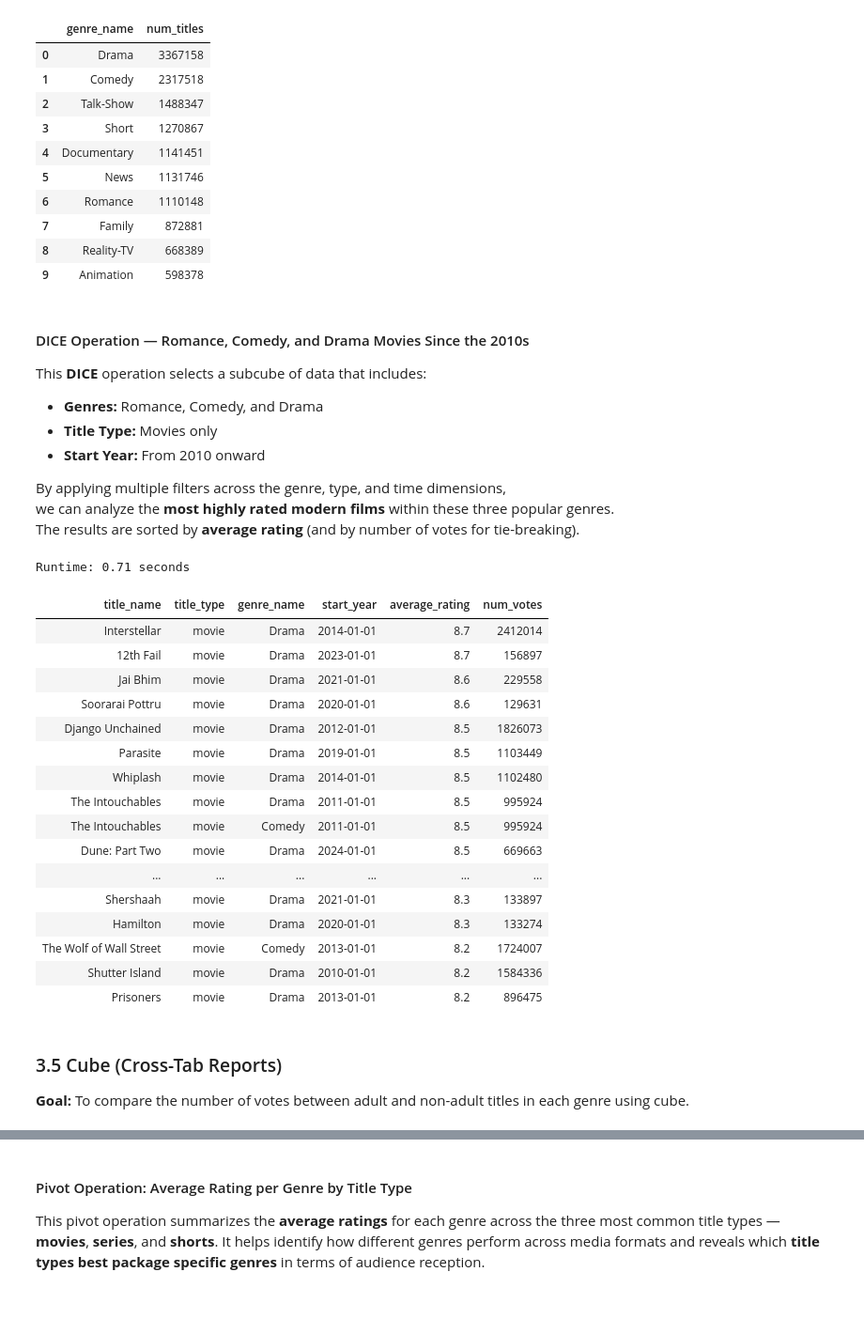
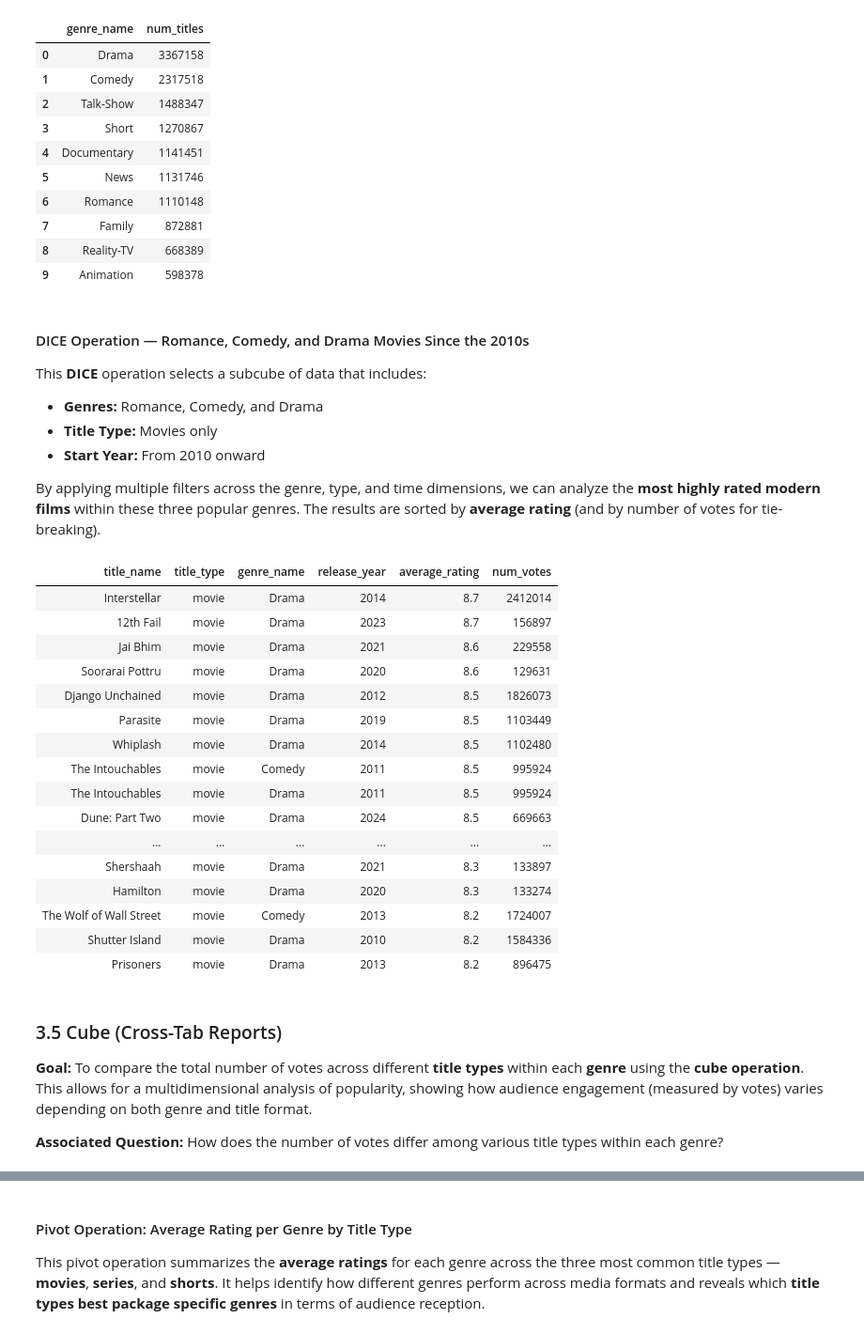
Before and after one commit to dredredre20/STADVDB-G12, a Jupyter notebook: mco_advdb.ipynb, the cells around one changed output, grey strips where cells are left out. Shown at 94% size. Cells and saved outputs as stored; diff of their text form; code cells hidden in the pictures; blank space fills up the shorter version.

```diff
--- a/mco_advdb.ipynb
+++ b/mco_advdb.ipynb
@@ -328,64 +341,59 @@ This **DICE** operation selects a subcube of data that includes:
 - **Title Type:** Movies only
 - **Start Year:** From 2010 onward
 
-By applying multiple filters across the genre, type, and time dimensions,
-we can analyze the **most highly rated modern films** within these three popular genres.
-The results are sorted by **average rating** (and by number of votes for tie-breaking).
+By applying multiple filters across the genre, type, and time dimensions, we can analyze the **most highly rated modern films** within these three popular genres. The results are sorted by **average rating** (and by number of votes for tie-breaking).
 # %%
 query = """
 SELECT
     t.title_name,
     t.title_type,
     g.genre_name,
-    t.start_year,
+    (EXTRACT(YEAR FROM t.start_year))::INT AS release_year,
     f.average_rating,
     f.num_votes
 FROM rating_fact f
 JOIN title_dim t
     ON f.title_id = t.title_id
 JOIN title_genre_bridge tg
     ON t.title_id = tg.title_id
 JOIN genre_dim g
     ON tg.genre_id = g.genre_id
 WHERE
     t.title_type = 'movie'
     AND g.genre_name IN ('Romance', 'Comedy', 'Drama')
     AND t.start_year >= '2010-01-01'
     AND f.num_votes >= 100000
 ORDER BY f.average_rating DESC, f.num_votes DESC
 LIMIT 30;
 """
 
 start = time.time()
 df_dice = pd.read_sql_query(query, engine)
 end = time.time()
 
-runtime = end - start
-print(f"Runtime: {runtime:.2f} seconds")
+display_results(df_dice)
 # %% [output]
-Runtime: 0.71 seconds
+| title_name | title_type | genre_name | release_year | average_rating | num_votes |
+| Interstellar | movie | Drama | 2014 | 8.7 | 2412014 |
+| 12th Fail | movie | Drama | 2023 | 8.7 | 156897 |
+| Jai Bhim | movie | Drama | 2021 | 8.6 | 229558 |
+| Soorarai Pottru | movie | Drama | 2020 | 8.6 | 129631 |
+| Django Unchained | movie | Drama | 2012 | 8.5 | 1826073 |
+| Parasite | movie | Drama | 2019 | 8.5 | 1103449 |
+| Whiplash | movie | Drama | 2014 | 8.5 | 1102480 |
+| The Intouchables | movie | Comedy | 2011 | 8.5 | 995924 |
+| The Intouchables | movie | Drama | 2011 | 8.5 | 995924 |
+| Dune: Part Two | movie | Drama | 2024 | 8.5 | 669663 |
+| ... | ... | ... | ... | ... | ... |
+| Shershaah | movie | Drama | 2021 | 8.3 | 133897 |
+| Hamilton | movie | Drama | 2020 | 8.3 | 133274 |
+| The Wolf of Wall Street | movie | Comedy | 2013 | 8.2 | 1724007 |
+| Shutter Island | movie | Drama | 2010 | 8.2 | 1584336 |
+| Prisoners | movie | Drama | 2013 | 8.2 | 896475 |
-# %%
-display_results(df_dice)
-# %% [output]
-| title_name | title_type | genre_name | start_year | average_rating | num_votes |
-| Interstellar | movie | Drama | 2014-01-01 | 8.7 | 2412014 |
-| 12th Fail | movie | Drama | 2023-01-01 | 8.7 | 156897 |
-| Jai Bhim | movie | Drama | 2021-01-01 | 8.6 | 229558 |
-| Soorarai Pottru | movie | Drama | 2020-01-01 | 8.6 | 129631 |
-| Django Unchained | movie | Drama | 2012-01-01 | 8.5 | 1826073 |
-| Parasite | movie | Drama | 2019-01-01 | 8.5 | 1103449 |
-| Whiplash | movie | Drama | 2014-01-01 | 8.5 | 1102480 |
-| The Intouchables | movie | Drama | 2011-01-01 | 8.5 | 995924 |
-| The Intouchables | movie | Comedy | 2011-01-01 | 8.5 | 995924 |
-| Dune: Part Two | movie | Drama | 2024-01-01 | 8.5 | 669663 |
-| ... | ... | ... | ... | ... | ... |
-| Shershaah | movie | Drama | 2021-01-01 | 8.3 | 133897 |
-| Hamilton | movie | Drama | 2020-01-01 | 8.3 | 133274 |
-| The Wolf of Wall Street | movie | Comedy | 2013-01-01 | 8.2 | 1724007 |
-| Shutter Island | movie | Drama | 2010-01-01 | 8.2 | 1584336 |
-| Prisoners | movie | Drama | 2013-01-01 | 8.2 | 896475 |
 # %% [markdown]
 ### 3.5 Cube (Cross-Tab Reports)
 
-**Goal:** To compare the number of votes between adult and non-adult titles in each genre using cube.
+**Goal:** To compare the total number of votes across different **title types** within each **genre** using the **cube operation**. This allows for a multidimensional analysis of popularity, showing how audience engagement (measured by votes) varies depending on both genre and title format.
+
+**Associated Question:** How does the number of votes differ among various title types within each genre?
 # %%
```
Also changed, not shown: parts of 11 cells of this notebook.
